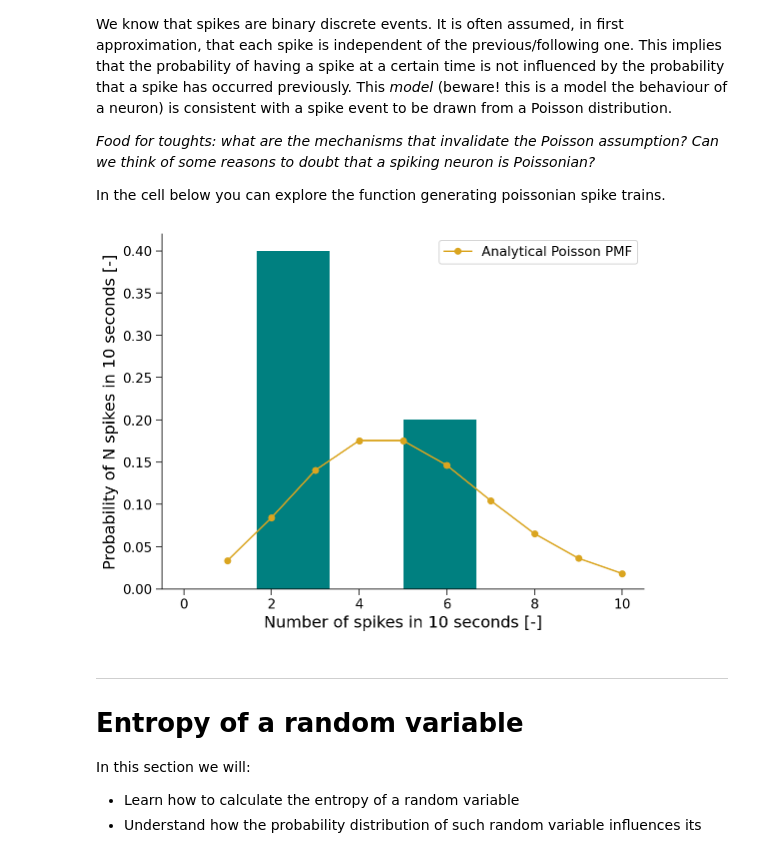
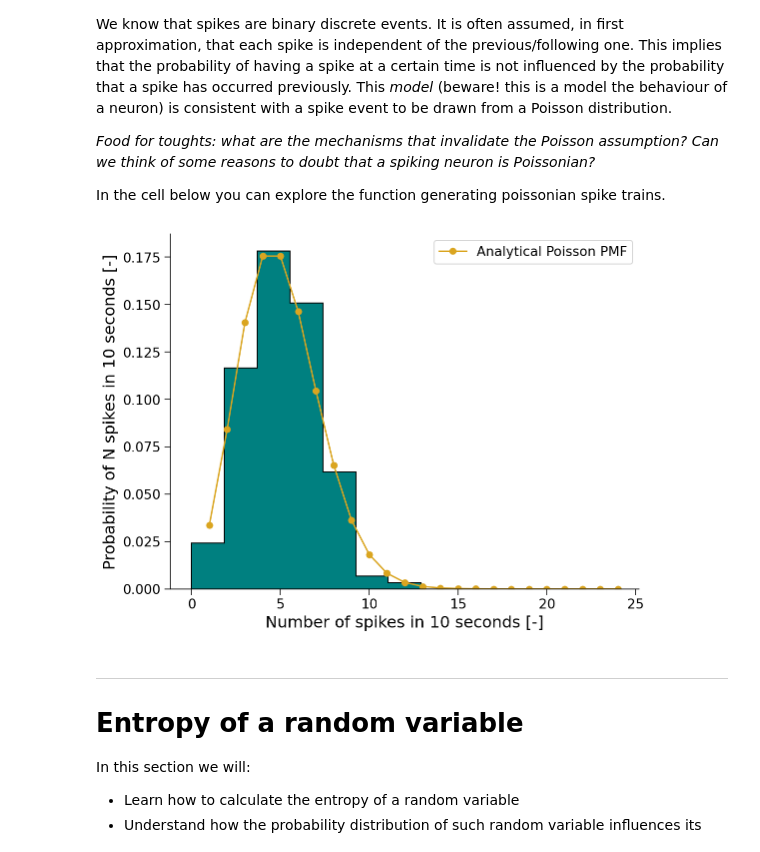
Before and after one commit to rmaffulli/MI_tutorial, a Jupyter notebook: MI_tutorial.ipynb, the cells around one changed output. Cells and saved outputs as stored; diff of their text form; code cells hidden in the pictures.

```diff
--- a/MI_tutorial.ipynb
+++ b/MI_tutorial.ipynb
@@ -79,30 +79,30 @@ def poisson_spike(t,rate):
   return sp
 # %%
 #@title The effect of the number of trials on estimation of probabiltiy mass function { run: "auto" }
-trials = 3 #@param {type:"slider", min:1, max:1000, step:1}
+trials = 158 #@param {type:"slider", min:1, max:1000, step:1}
 rate = 0.5 #@param {type:"slider", min:0.1, max:10, step:0.1}
 
 spike_cnt = np.zeros((trials,))
 
 t = np.linspace(0,10,1000)
 for tr in range(trials):
   sp = poisson_spike(t,rate)
   spike_cnt[tr-1] = sum(sp)
 
 _ = plt.hist(spike_cnt,
              range=(0, 2*int(spike_cnt.max())),
              bins=int(spike_cnt.max() + 1),
              density=True, histtype='stepfilled',
-             color='teal', edgecolor='none')
+             color='teal', edgecolor='black')
 x_poisson = np.linspace(1,2*int(spike_cnt.max()),2*int(spike_cnt.max()))
 _ = plt.plot(x_poisson, poisson.pmf(x_poisson, rate*10),
              '-o', label='Analytical Poisson PMF',
             color='goldenrod')
 plt.xlabel('Number of spikes in 10 seconds [-]')
 plt.ylabel('Probability of N spikes in 10 seconds [-]')
 _ = plt.legend()
 # %% [output]
-[figure, old version]
+[figure, new version]
 # %% [markdown]
 ---
 # Entropy of a random variable
```
Also changed, not shown: parts of 8 cells of this notebook.
